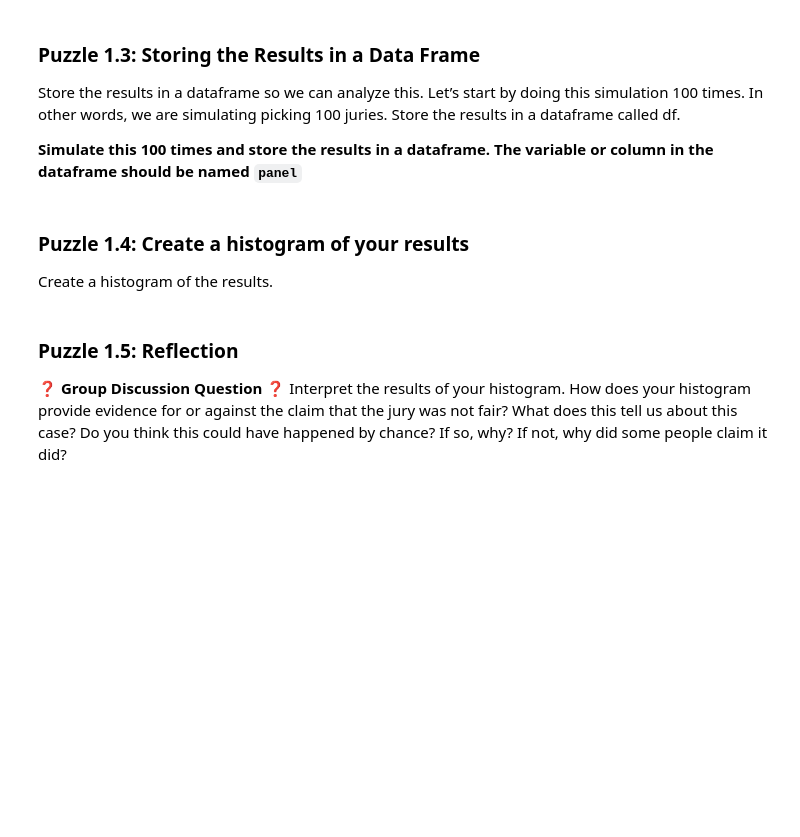
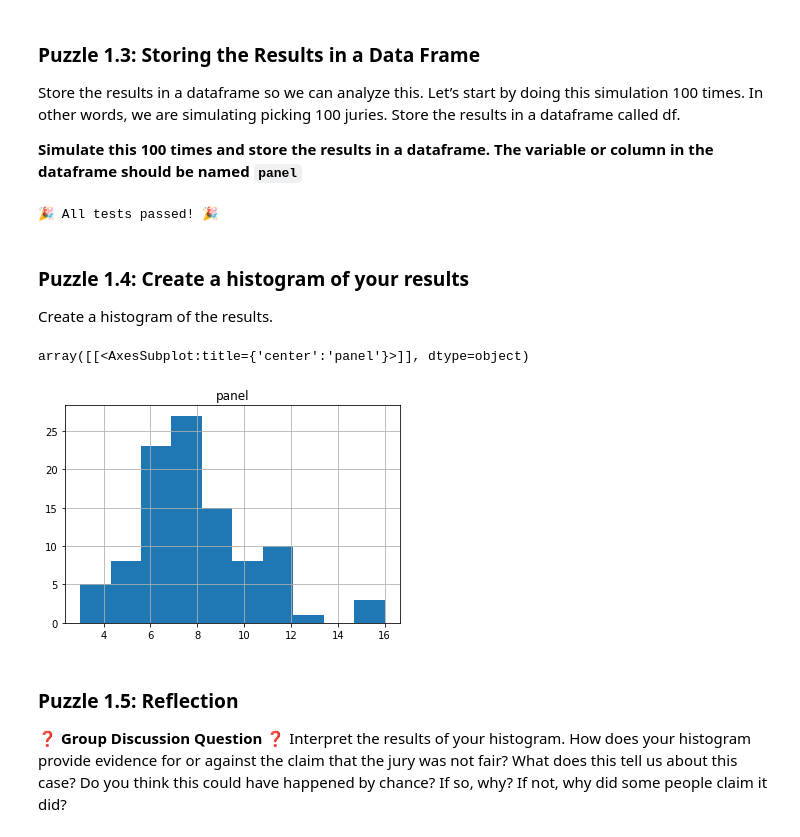
Before and after one commit to rgu6/Rachael-Gu, a Jupyter notebook: lab_justice/lab_justice.ipynb, the cells around one changed output. Saved outputs shown, nothing was run; the diff lists cells and outputs as text; code cells hidden in the pictures; blank space fills up the shorter version.

```diff
--- a/lab_justice/lab_justice.ipynb
+++ b/lab_justice/lab_justice.ipynb
@@ -62,6 +64,11 @@ Let’s do a simulation in Python to understand what’s going on.  Write a simu
 
 def simulateJuryPanel():
   count = 0
+  for i in range (100):
+    ppl = random.randint(1,100)
+    if (ppl <= 8):
+      count += 1
+  return count
 # %% [markdown]
 ### Puzzle 1.3: Storing the Results in a Data Frame
 
@@ -73,3 +78,11 @@ Store the results in a dataframe so we can analyze this.  Let’s start by doing
+# %%
+## Write your simulation here
+data = []
+for i in range (100):
+    panel = simulateJuryPanel()
+    d = {"panel":panel}
+    data.append(d)
+df = pd.DataFrame(data)
 # %%
 ## == TEST CASES for Puzzle 1.3 ==
 # - This read-only cell contains test cases for your previous cell.
@@ -83,12 +96,18 @@ assert((df["panel"].mean() >5) & (df["panel"].mean() <10)), "You may not have pr
 # You will only see this message (with the emoji showing) if you passed all test cases:
 tada = "\N{PARTY POPPER}"
 print(f"{tada} All tests passed! {tada}")
+# %% [output]
+🎉 All tests passed! 🎉
 # %% [markdown]
 ### Puzzle 1.4: Create a histogram of your results
 
 Create a histogram of the results.
 # %%
 ## Create your histogram here
+df.hist()
+# %% [output]
+array([[<AxesSubplot:title={'center':'panel'}>]], dtype=object)
+[figure, added]
 # %% [markdown]
 ### Puzzle 1.5: Reflection
 
```
Also changed, not shown: parts of 33 cells of this notebook, 2 other files.
